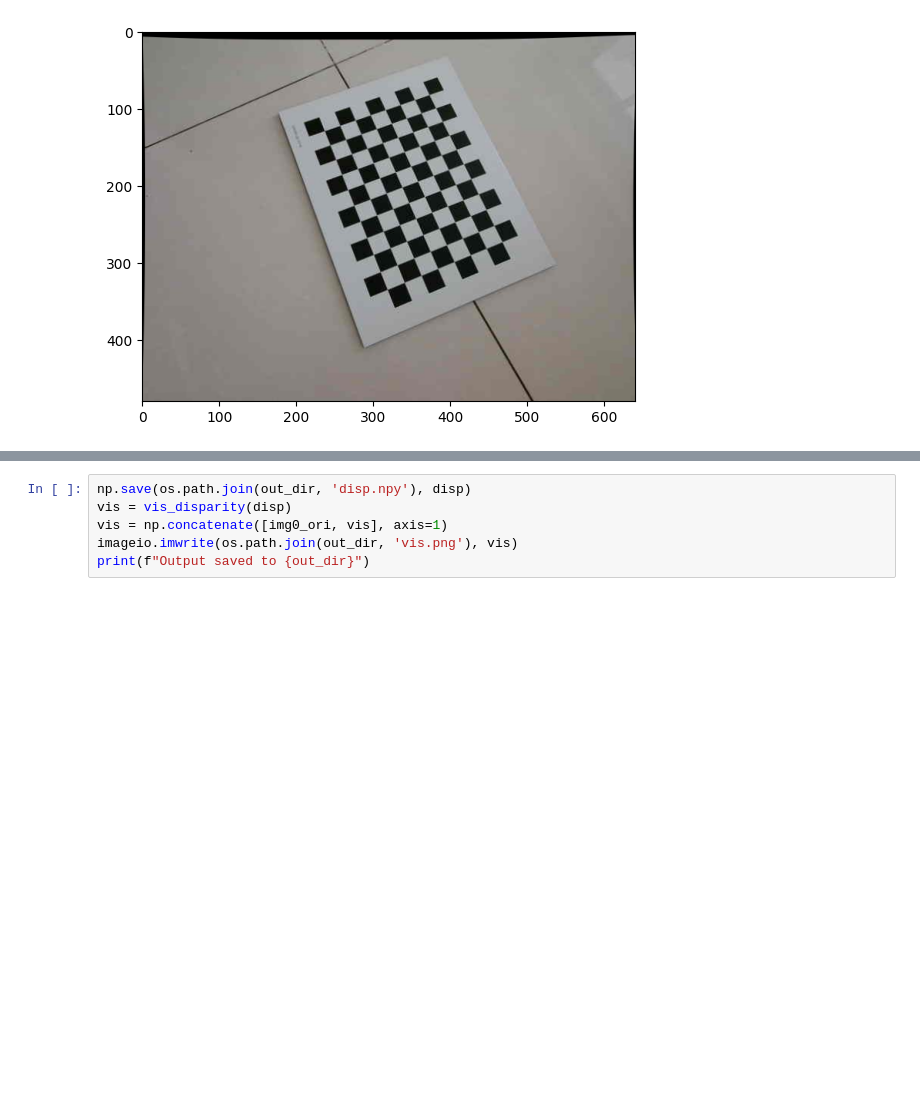
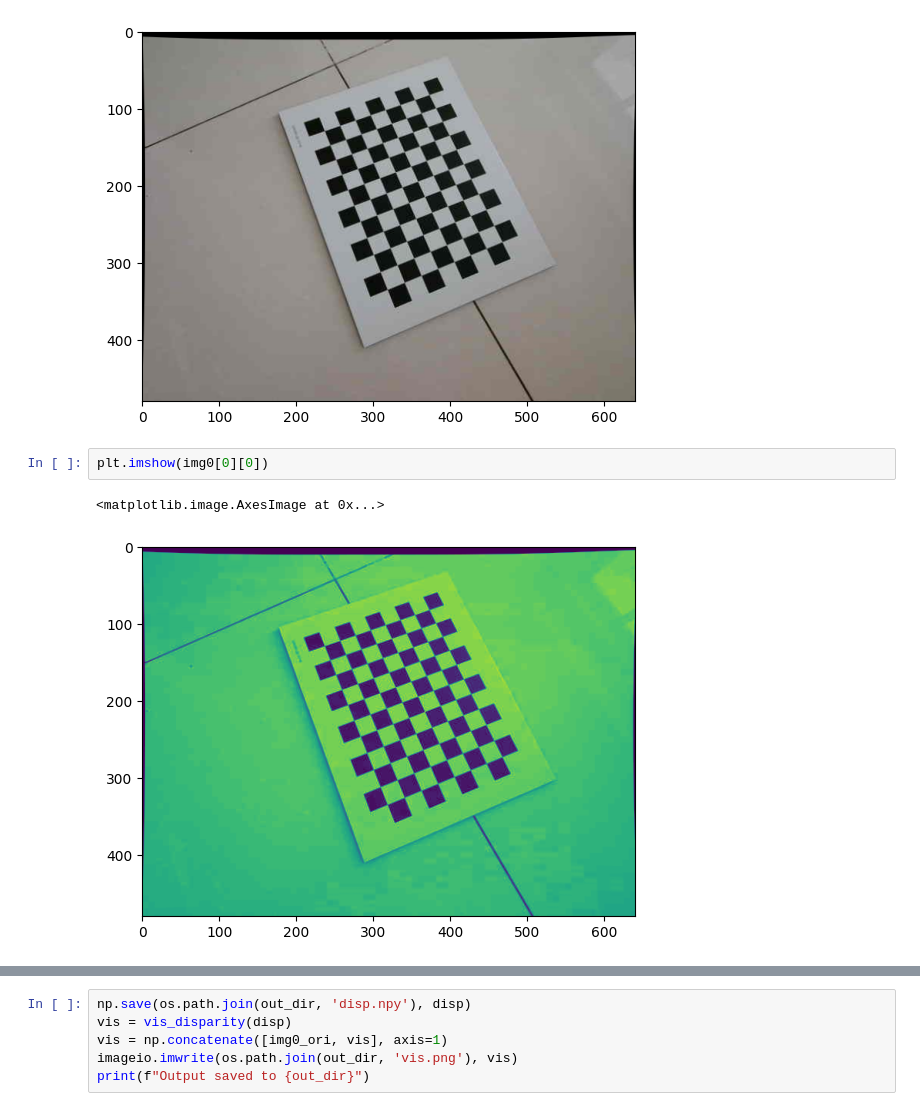
Before and after one commit to chenzhaoqiJM/camera3d_kit, a Jupyter notebook: stereo/foundation_stereo/fds_stereo_infer.ipynb, the cells around one changed output, grey strips where cells are left out. Drawn from its saved outputs; the diff is of its cells as text; blank space fills up the shorter version.

```diff
--- a/stereo/foundation_stereo/fds_stereo_infer.ipynb
+++ b/stereo/foundation_stereo/fds_stereo_infer.ipynb
@@ -124,6 +190,11 @@ plt.imshow(img0_ori)
 # %% [output]
 <matplotlib.image.AxesImage at 0x...>
 [figure]
+# %%
+plt.imshow(img0[0][0])
+# %% [output]
+<matplotlib.image.AxesImage at 0x...>
+[figure, added]
 # %%
 
 # 'hierarchical inference (only needed for high-resolution images (>1K))'
```
Also changed, not shown: parts of 16 cells of this notebook, 4 other files.
